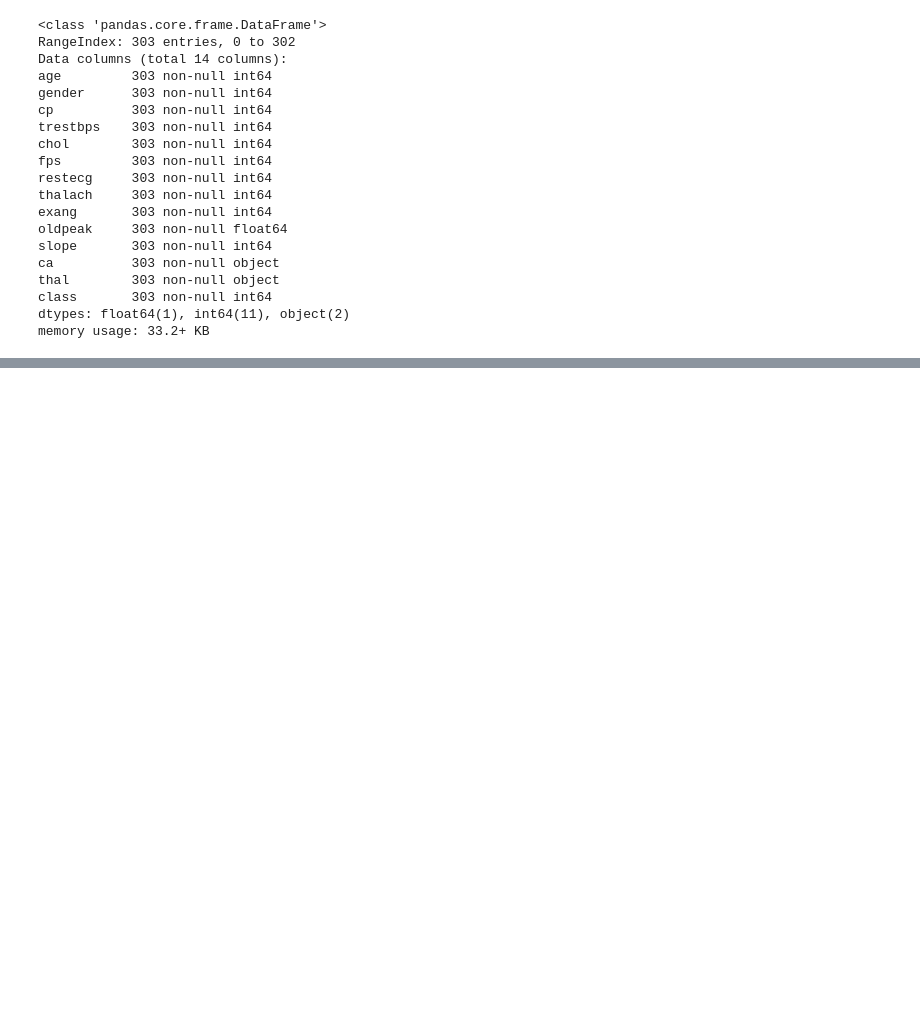
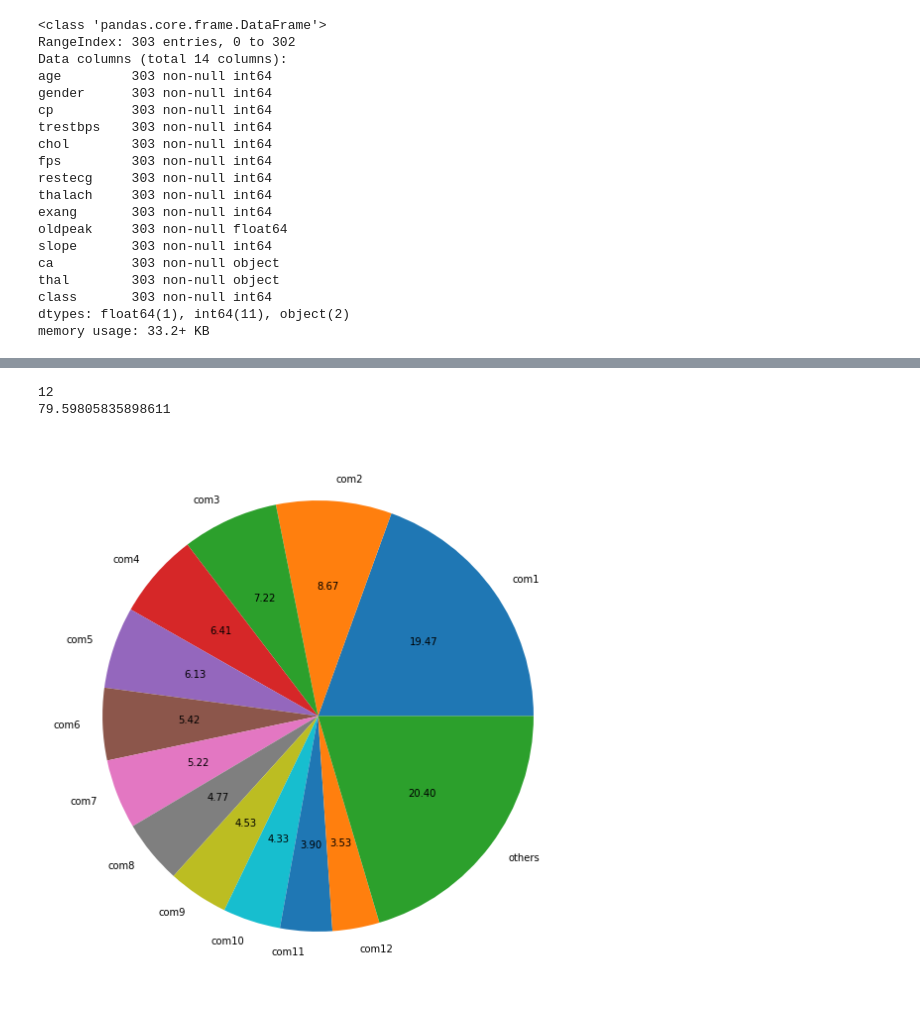
Before and after one commit to Pranab1011/DataScience-Portfolio, a Jupyter notebook: ML Projects/Heart disease (logistic regression)/Heart disease.ipynb, the cells around one changed output, grey strips where cells are left out. Cells and saved outputs as stored; diff of their text form; code cells hidden in the pictures; blank space fills up the shorter version.

```diff
--- a/ML Projects/Heart disease (logistic regression)/Heart disease.ipynb
+++ b/ML Projects/Heart disease (logistic regression)/Heart disease.ipynb
@@ -118,0 +132,16 @@ Index(['exang', 'oldpeak', 'ca'], dtype='object')
+# %%
+target = patients[[0,1,2,3,4]]
+raw_data = patients.drop(columns = [0,1,2,3,4])
+
+from sklearn.preprocessing import StandardScaler
+conv = StandardScaler()
+scaled_data = conv.fit_transform(raw_data)
+# %%
+#PCA
+from sklearn.decomposition import PCA
+pca = PCA(n_components=15, svd_solver = 'full')
+transformed_data = pca.fit_transform(scaled_data)
+
+print(transformed_data.shape)
+print(pca.explained_variance_ratio_*100)
+print(pca.explained_variance_)
@@ -118,0 +156,32 @@ Index(['exang', 'oldpeak', 'ca'], dtype='object')
+# %%
+#75% variance
+threshold = 0.75
+for_test = 0
+order = 0
+
+for i, r in enumerate(pca.explained_variance_ratio_):
+    if threshold > for_test:
+        for_test += r
+    else:
+        order = i+1
+        break
+
+variance_explained = pca.explained_variance_ratio_[:order].sum()*100
+print(order)
+print(variance_explained)
+# %% [output]
+12
+79.59805835898611
+# %%
+#Component visualization
+com_col = ['com'+str(i+1) for i in range(order)]
+com_col.append('others')
+
+com_values = [i for i in pca.explained_variance_ratio_[:order]]
+com_values.append(1-pca.explained_variance_ratio_[:order].sum())
+
+plt.figure(figsize=(10,10))
+plt.pie(com_values, labels=com_col, autopct='%.2f')
+plt.show()
+# %% [output]
+[figure, added]
```
Also changed, not shown: parts of 27 cells of this notebook.
